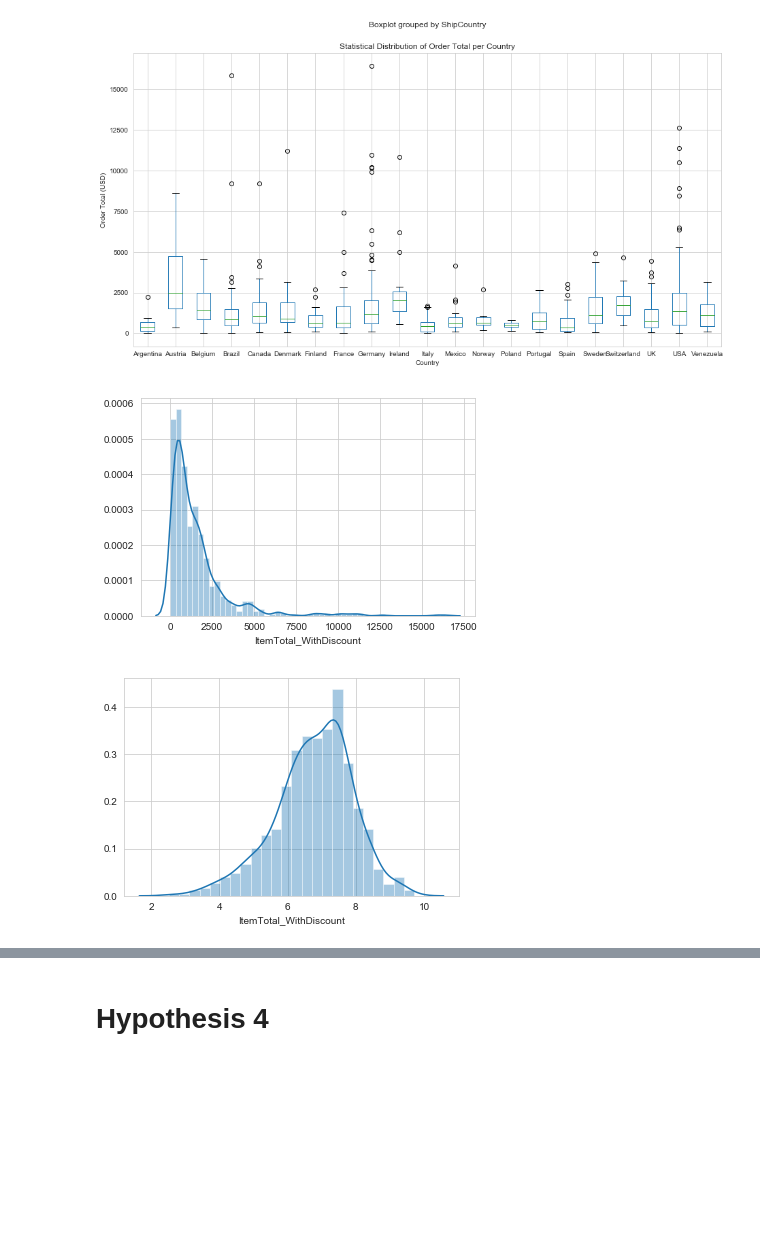
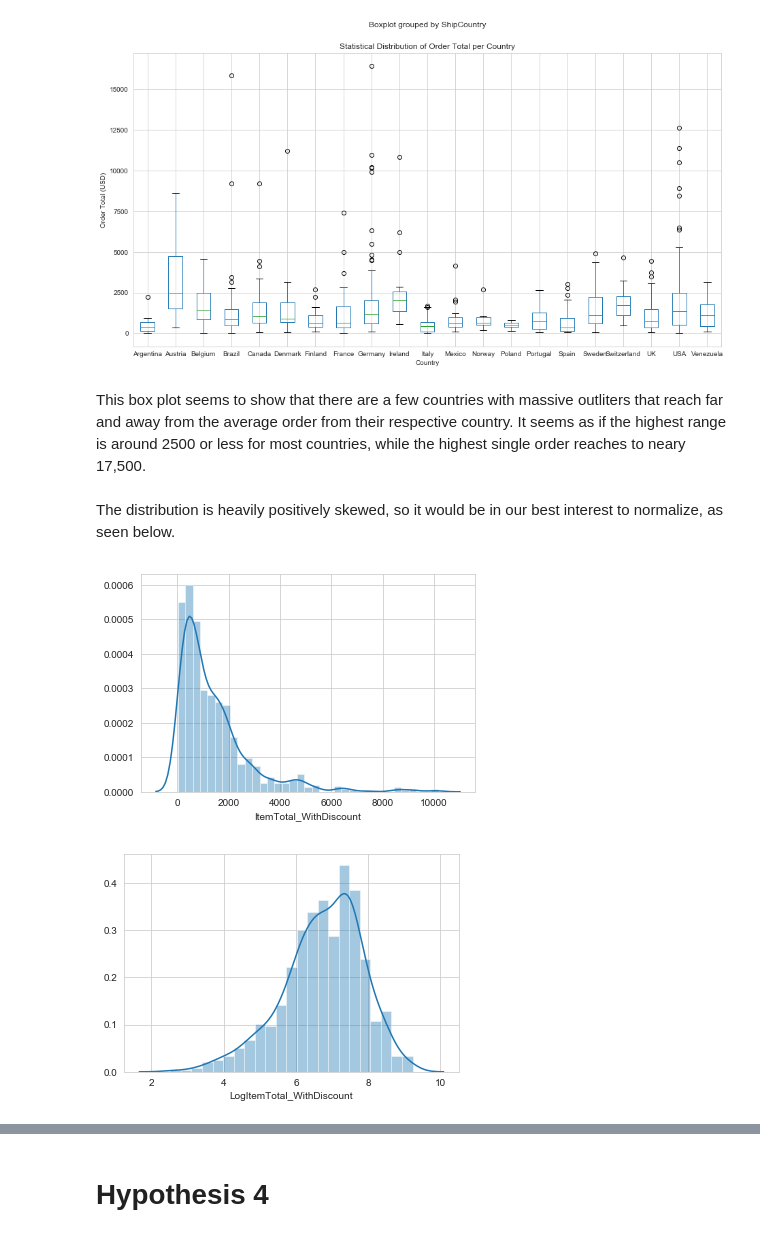
Before and after one commit to akelly66/Flatiron-School, a Jupyter notebook: Mod03/Mod03-Final-Project/Mod03 Final Project.ipynb, the cells around one changed output, grey strips where cells are left out. Cells and saved outputs as stored; diff of their text form; code cells hidden in the pictures; blank space fills up the shorter version.

```diff
--- a/Mod03/Mod03-Final-Project/Mod03 Final Project.ipynb
+++ b/Mod03/Mod03-Final-Project/Mod03 Final Project.ipynb
@@ -441,9 +435,20 @@ total_by_country = total_by_country.reset_index()
-# %%
-sns.distplot(total_by_country.ItemTotal_WithDiscount);
-# %% [output]
-[figure, removed]
+# %% [markdown]
+This box plot seems to show that there are a few countries with massive outliters that reach far and away from the average order from their respective country. It seems as if the highest range is around 2500 or less for most countries, while the highest single order reaches to neary 17,500.
+# %%
+total_by_country = total_by_country.reset_index()
+q = total_by_country.ItemTotal_WithDiscount.quantile(0.99)
+total_by_country = total_by_country[total_by_country["ItemTotal_WithDiscount"] < q]
+#Resetting index and removing rows with totals more than 3 standard deviations from the mean
+# %% [markdown]
+The distribution is heavily positively skewed, so it would be in our best interest to normalize, as seen below.
 # %%
-total_by_country.ItemTotal_WithDiscount = total_by_country.ItemTotal_WithDiscount.apply(np.log)
-sns.distplot(total_by_country.ItemTotal_WithDiscount);
+plt.figure()
+
+sns.distplot(total_by_country.ItemTotal_WithDiscount)
+
+total_by_country['LogItemTotal_WithDiscount'] = total_by_country.ItemTotal_WithDiscount.apply(np.log)
+plt.figure()
+sns.distplot(total_by_country.LogItemTotal_WithDiscount);
 # %% [output]
-[figure, old version]
+[figure, new version]
+[figure, added]
```
Also changed, not shown: parts of 33 cells of this notebook.
